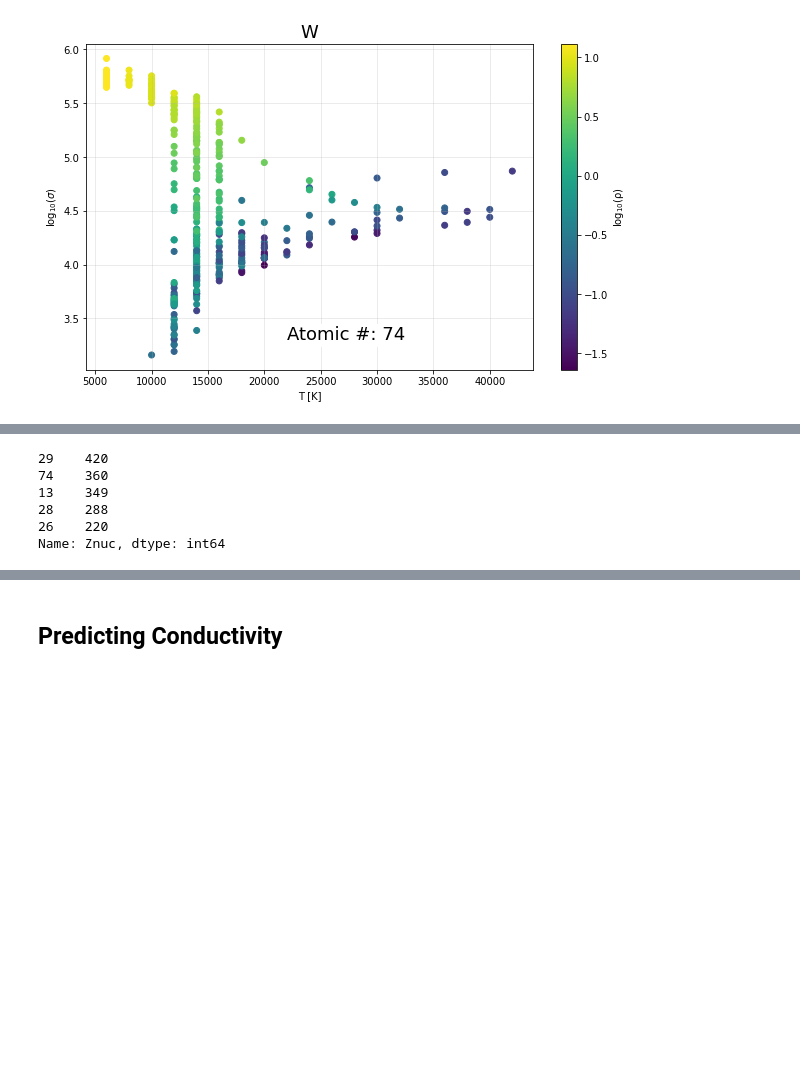
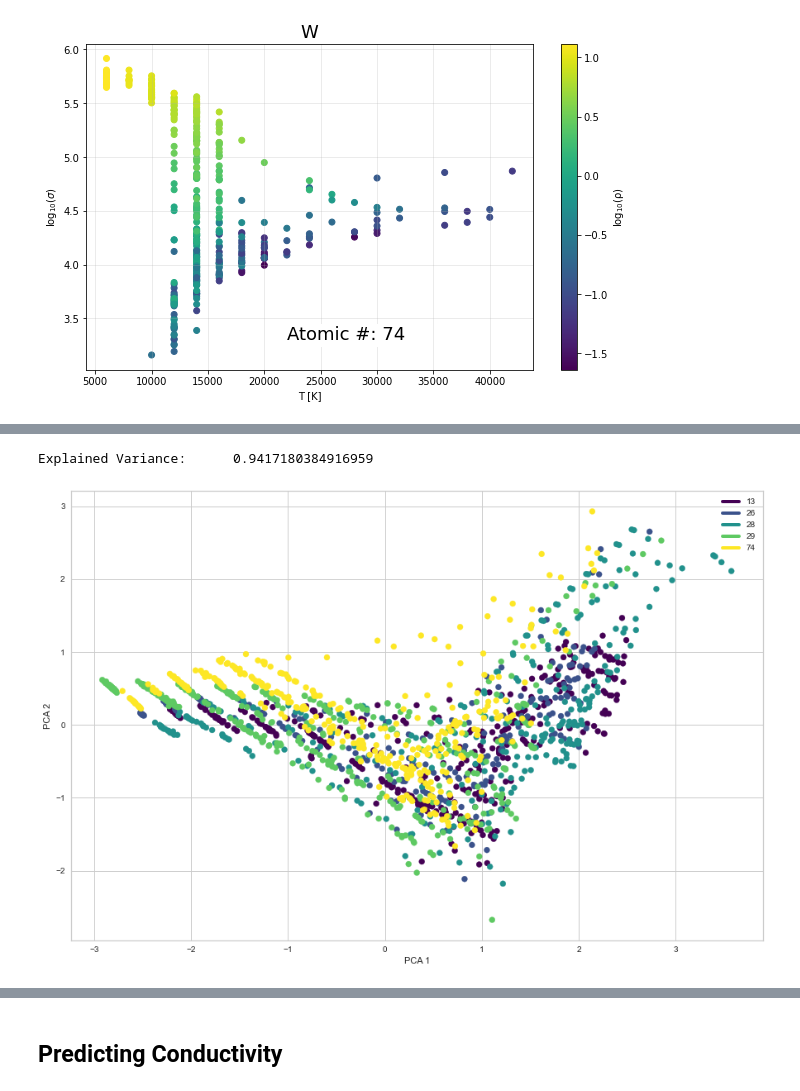
Before and after one commit to haasjack/CMSE492_Honors, a Jupyter notebook: DeSilva_DS_ML.ipynb, the cells around one changed output, grey strips where cells are left out. Drawn from its saved outputs; the diff is of its cells as text; code cells hidden in the pictures; blank space fills up the shorter version.

```diff
--- a/DeSilva_DS_ML.ipynb
+++ b/DeSilva_DS_ML.ipynb
@@ -100,9 +177,22 @@ sns.pairplot(combined_df[['T(K)', 'log10(rho)','log10(con)', 'Znuc']], hue="Znuc
+# %%
+def make_legend():
+    custom_lines = [Line2D([0], [0], color=mpl.cm.viridis(0.), lw=4),
+                    Line2D([0], [0], color=mpl.cm.viridis(0.25), lw=4),
+                    Line2D([0], [0], color=mpl.cm.viridis(0.5), lw=4),
+                    Line2D([0], [0], color=mpl.cm.viridis(0.75), lw=4),
+                    Line2D([0], [0], color=mpl.cm.viridis(1.), lw=4)]
+    plt.gca().legend(custom_lines, [13, 26, 28, 29, 74], loc='best')
 # %%
-combined_df['Znuc'].value_counts()
+pca = PCA(n_components = 2).fit(scaled_f)
+f_pca = pca.transform(scaled_f)
+print('Explained Variance:\t', sum(pca.explained_variance_ratio_))
+
+plt.figure(figsize=(15,10))
+plt.scatter(f_pca[:,0], f_pca[:,1], c=l, cmap='viridis')
+plt.xlabel('PCA 1')
+plt.ylabel('PCA 2')
+make_legend()
+plt.show()
 # %% [output]
-29    420
-74    360
-13    349
-28    288
-26    220
-Name: Znuc, dtype: int64
+Explained Variance:      0.9417180384916959
+[figure, added]
```
Also changed, not shown: parts of 52 cells of this notebook, 2 other files.
